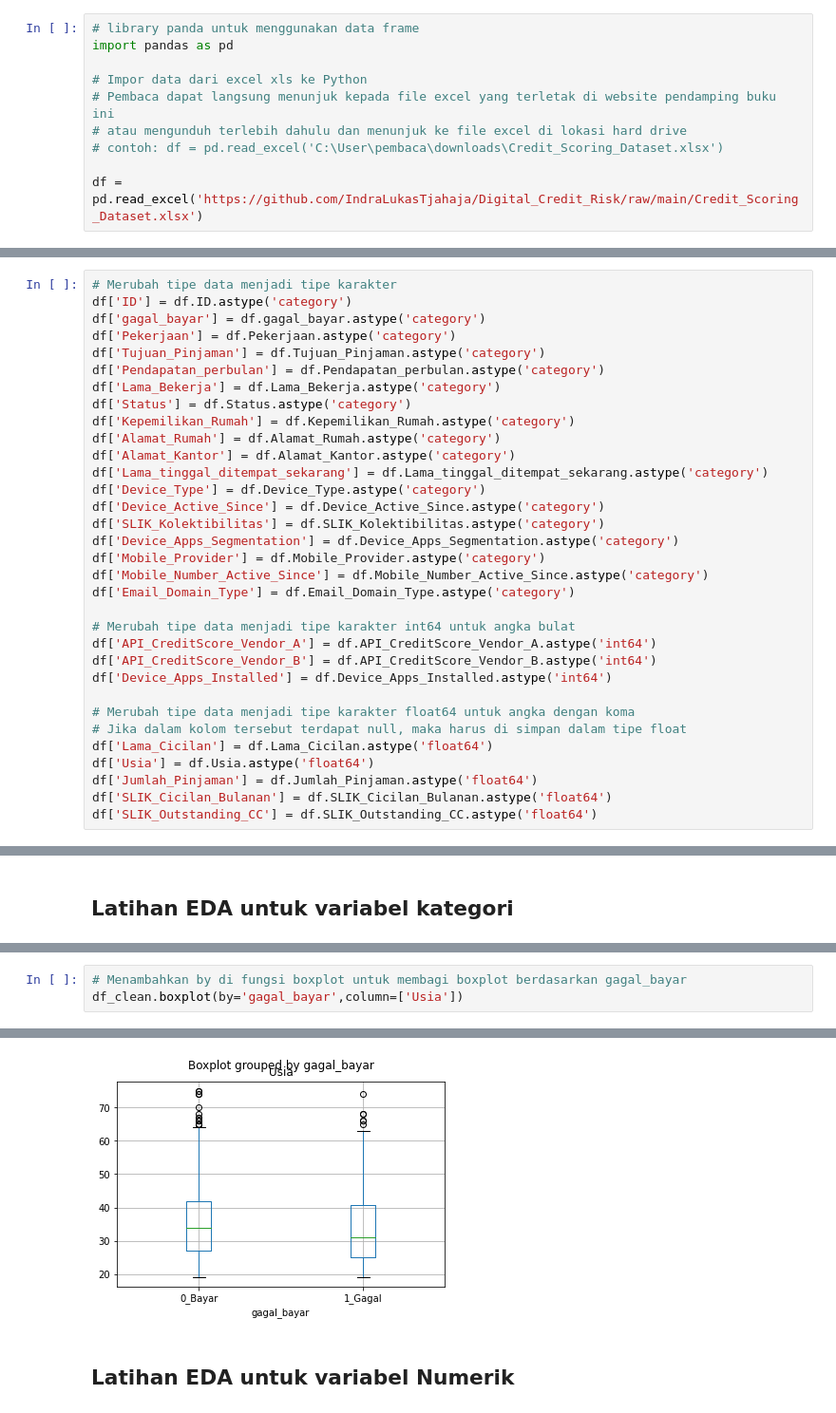
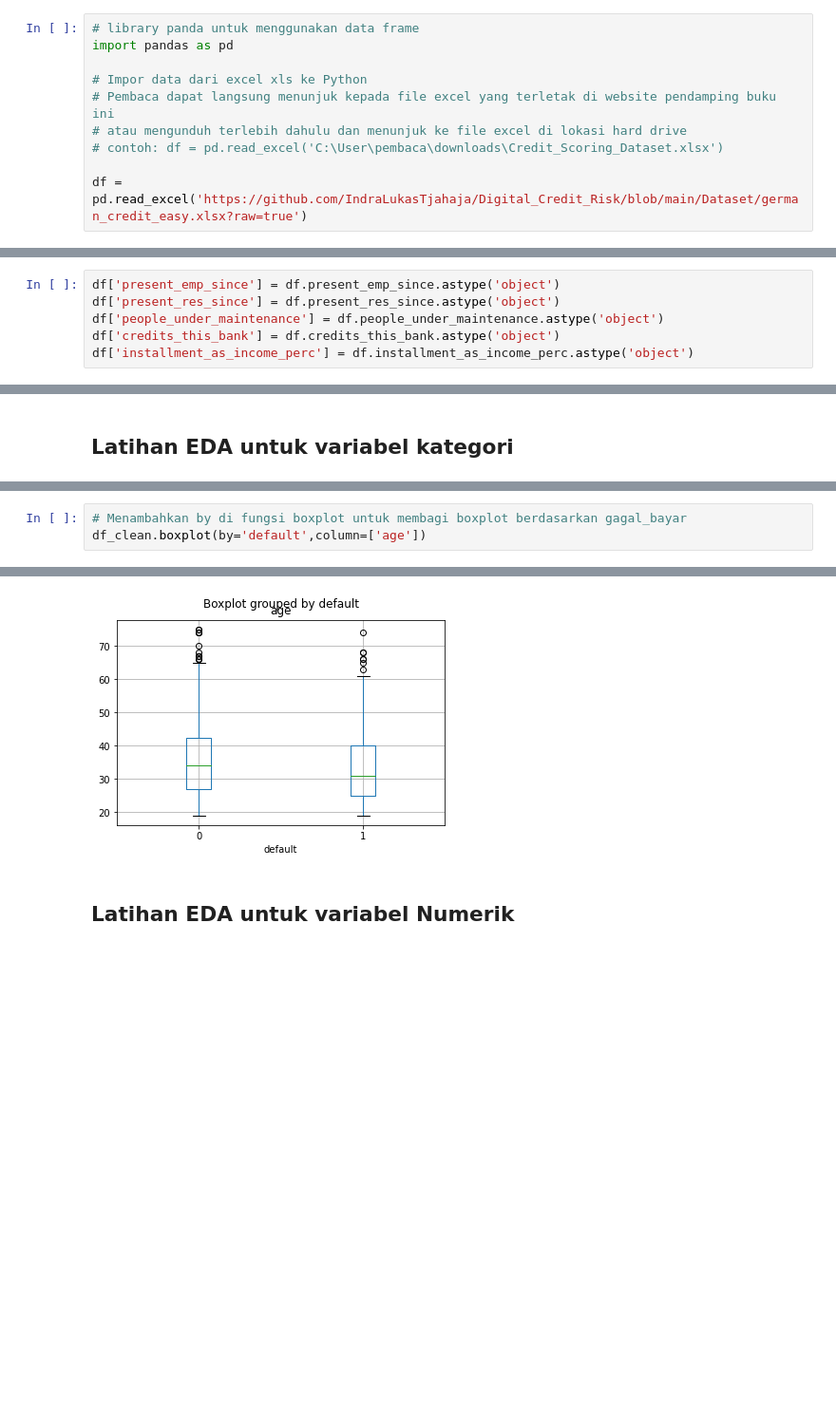
Before and after one commit to IndraLukasTjahaja/Digital_Credit_Risk, a Jupyter notebook: Latihan_Scorecard_German.ipynb, the cells around one changed output, grey strips where cells are left out. Shown at 95% size. Cells and saved outputs as stored; diff of their text form; blank space fills up the shorter version.

```diff
--- a/Latihan_Scorecard_German.ipynb
+++ b/Latihan_Scorecard_German.ipynb
@@ -32,7 +32,7 @@ import pandas as pd
 # atau mengunduh terlebih dahulu dan menunjuk ke file excel di lokasi hard drive
 # contoh: df = pd.read_excel('C:\User\pembaca\downloads\Credit_Scoring_Dataset.xlsx')
 
-df = pd.read_excel('https://github.com/IndraLukasTjahaja/Digital_Credit_Risk/raw/main/Credit_Scoring_Dataset.xlsx')
+df = pd.read_excel('https://github.com/IndraLukasTjahaja/Digital_Credit_Risk/blob/main/Dataset/german_credit_easy.xlsx?raw=true')
 # %% [markdown]
 ## # 2.3.2.3 Struktur data
 # %%
@@ -76,33 +75,0 @@ memory usage: 203.2+ KB
-# %%
-# Merubah tipe data menjadi tipe karakter
-df['ID'] = df.ID.astype('category')
-df['gagal_bayar'] = df.gagal_bayar.astype('category')
-df['Pekerjaan'] = df.Pekerjaan.astype('category')
-df['Tujuan_Pinjaman'] = df.Tujuan_Pinjaman.astype('category')
-df['Pendapatan_perbulan'] = df.Pendapatan_perbulan.astype('category')
-df['Lama_Bekerja'] = df.Lama_Bekerja.astype('category')
-df['Status'] = df.Status.astype('category')
-df['Kepemilikan_Rumah'] = df.Kepemilikan_Rumah.astype('category')
-df['Alamat_Rumah'] = df.Alamat_Rumah.astype('category')
-df['Alamat_Kantor'] = df.Alamat_Kantor.astype('category')
-df['Lama_tinggal_ditempat_sekarang'] = df.Lama_tinggal_ditempat_sekarang.astype('category')
-df['Device_Type'] = df.Device_Type.astype('category')
-df['Device_Active_Since'] = df.Device_Active_Since.astype('category')
-df['SLIK_Kolektibilitas'] = df.SLIK_Kolektibilitas.astype('category')
-df['Device_Apps_Segmentation'] = df.Device_Apps_Segmentation.astype('category')
-df['Mobile_Provider'] = df.Mobile_Provider.astype('category')
-df['Mobile_Number_Active_Since'] = df.Mobile_Number_Active_Since.astype('category')
-df['Email_Domain_Type'] = df.Email_Domain_Type.astype('category')
-
-# Merubah tipe data menjadi tipe karakter int64 untuk angka bulat
-df['API_CreditScore_Vendor_A'] = df.API_CreditScore_Vendor_A.astype('int64')
-df['API_CreditScore_Vendor_B'] = df.API_CreditScore_Vendor_B.astype('int64')
-df['Device_Apps_Installed'] = df.Device_Apps_Installed.astype('int64')
-
-# Merubah tipe data menjadi tipe karakter float64 untuk angka dengan koma
-# Jika dalam kolom tersebut terdapat null, maka harus di simpan dalam tipe float
-df['Lama_Cicilan'] = df.Lama_Cicilan.astype('float64')
-df['Usia'] = df.Usia.astype('float64')
-df['Jumlah_Pinjaman'] = df.Jumlah_Pinjaman.astype('float64')
-df['SLIK_Cicilan_Bulanan'] = df.SLIK_Cicilan_Bulanan.astype('float64')
-df['SLIK_Outstanding_CC'] = df.SLIK_Outstanding_CC.astype('float64')
@@ -124,2 +78,8 @@ df.boxplot(column=['Usia'])
+# %%
+df['present_emp_since'] = df.present_emp_since.astype('object')
+df['present_res_since'] = df.present_res_since.astype('object')
+df['people_under_maintenance'] = df.people_under_maintenance.astype('object')
+df['credits_this_bank'] = df.credits_this_bank.astype('object')
+df['installment_as_income_perc'] = df.installment_as_income_perc.astype('object')
 # %% [markdown]
 # Missing Data Treatment (Apa yang harus dilakukan terhadap data yang kosong?)
@@ -338,9 +213,9 @@ Text(0.5, 1.0, 'Distribution Plot')
 # %%
 # Menambahkan by di fungsi boxplot untuk membagi boxplot berdasarkan gagal_bayar
-df_clean.boxplot(by='gagal_bayar',column=['Usia'])
+df_clean.boxplot(by='default',column=['age'])
 # %% [output]
 <matplotlib.axes._subplots.AxesSubplot at 0x...>
-[figure, old version]
+[figure, new version]
 # %% [markdown]
 ## Latihan EDA untuk variabel Numerik
 # %%
```
Also changed, not shown: parts of 100 cells of this notebook.
